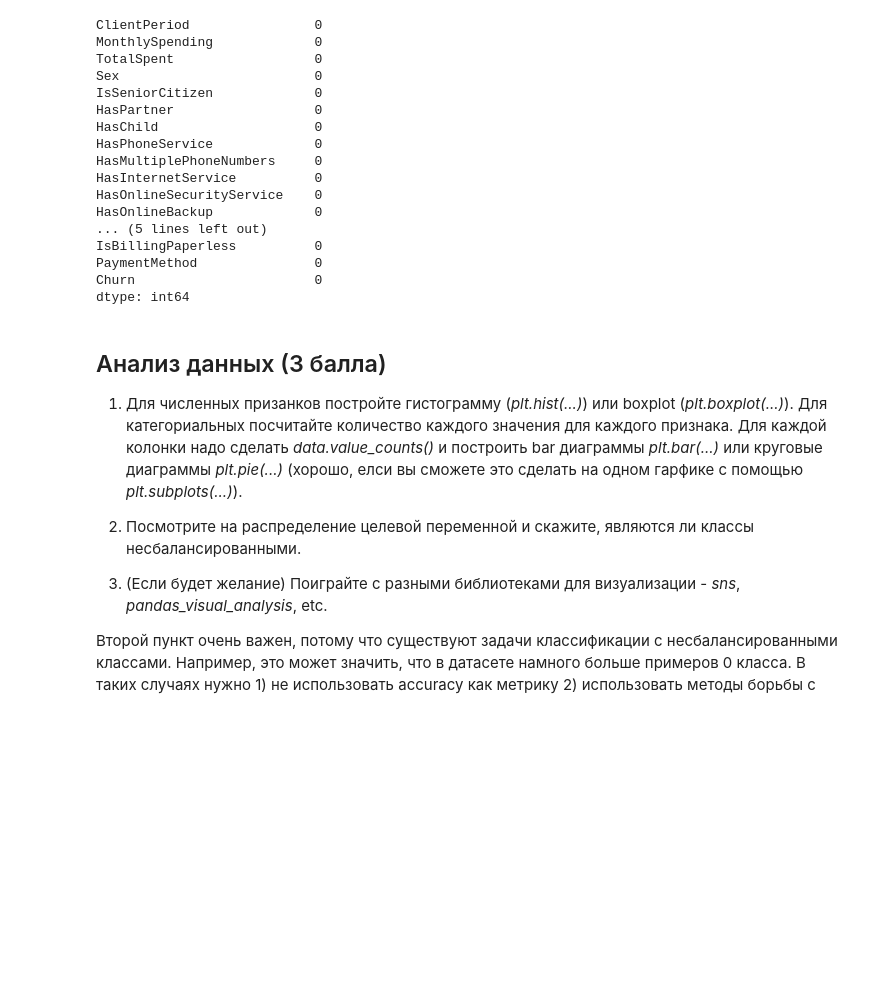
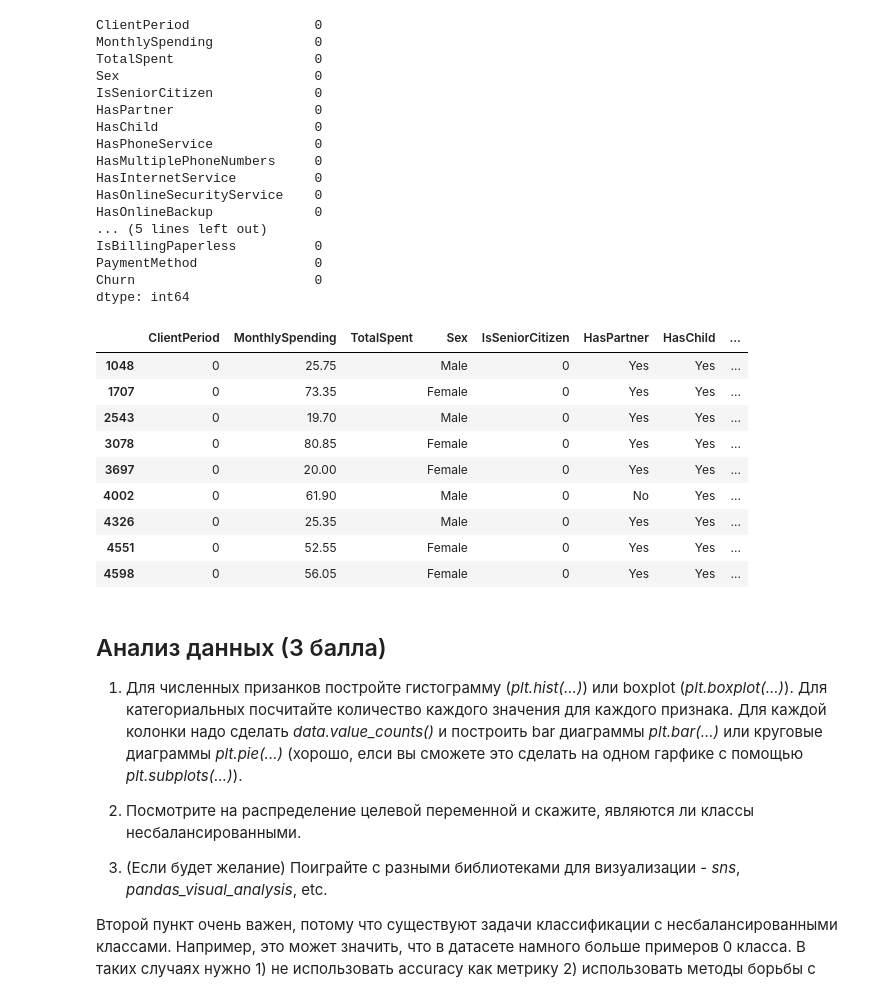
Before and after one commit to starkhv70/dl_course_2023, a Jupyter notebook: 8-homework/hw_kaggle.ipynb, the cells around one changed output. Saved outputs shown, nothing was run; the diff lists cells and outputs as text; code cells hidden in the pictures; blank space fills up the shorter version.

```diff
--- a/8-homework/hw_kaggle.ipynb
+++ b/8-homework/hw_kaggle.ipynb
@@ -186,3 +187,17 @@ IsBillingPaperless          0
 PaymentMethod               0
 Churn                       0
 dtype: int64
+# %%
+# Разберемся с TotalSpent
+data.loc[data.TotalSpent == ' ',]
+# %% [output]
+|  | ClientPeriod | MonthlySpending | TotalSpent | Sex | IsSeniorCitizen | HasPartner | HasChild | ... |
+| 1048 | 0 | 25.75 |  | Male | 0 | Yes | Yes | ... |
+| 1707 | 0 | 73.35 |  | Female | 0 | Yes | Yes | ... |
+| 2543 | 0 | 19.70 |  | Male | 0 | Yes | Yes | ... |
+| 3078 | 0 | 80.85 |  | Female | 0 | Yes | Yes | ... |
+| 3697 | 0 | 20.00 |  | Female | 0 | Yes | Yes | ... |
+| 4002 | 0 | 61.90 |  | Male | 0 | No | Yes | ... |
+| 4326 | 0 | 25.35 |  | Male | 0 | Yes | Yes | ... |
+| 4551 | 0 | 52.55 |  | Female | 0 | Yes | Yes | ... |
+| 4598 | 0 | 56.05 |  | Female | 0 | Yes | Yes | ... |
```
Also changed, not shown: parts of 7 cells of this notebook.
